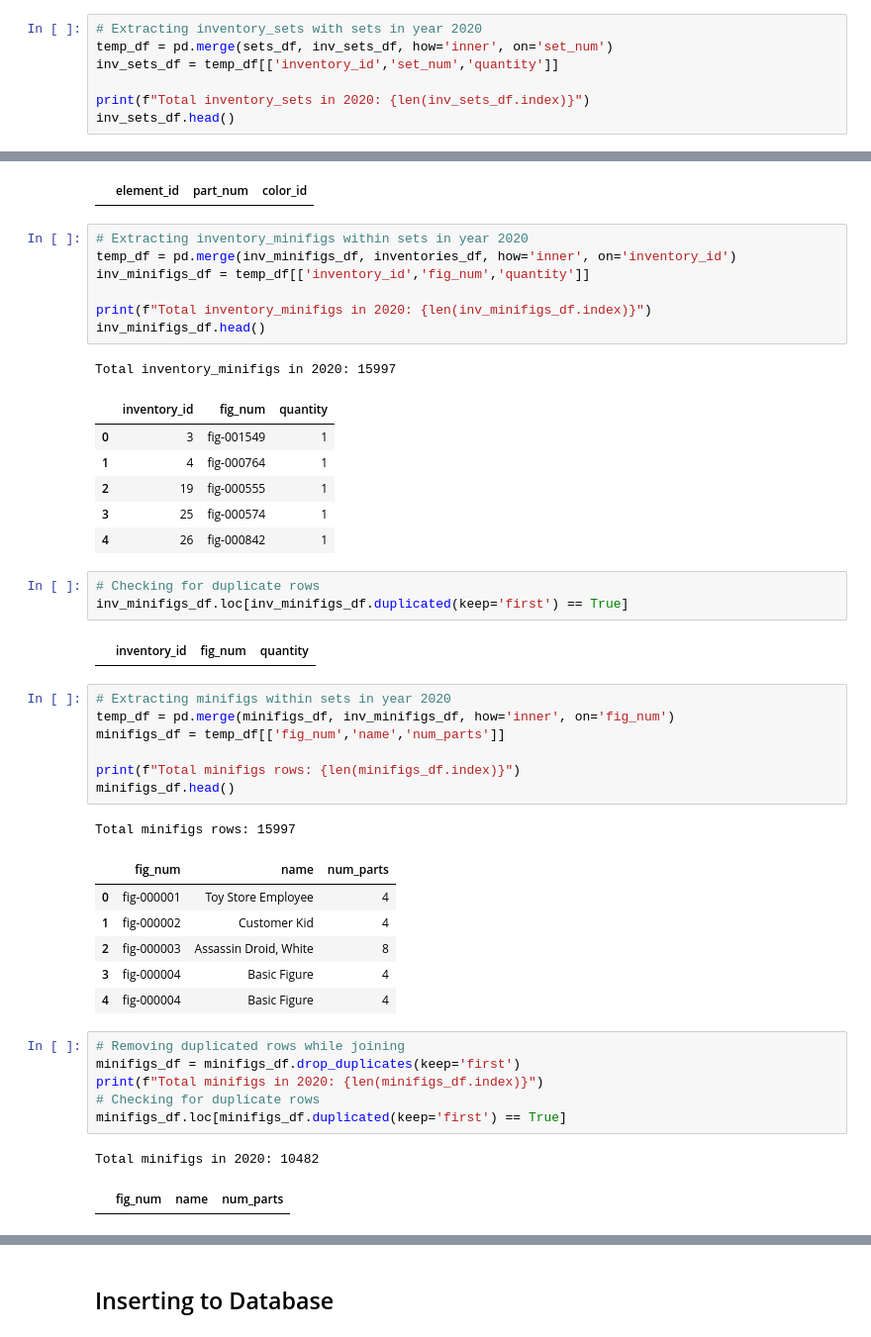
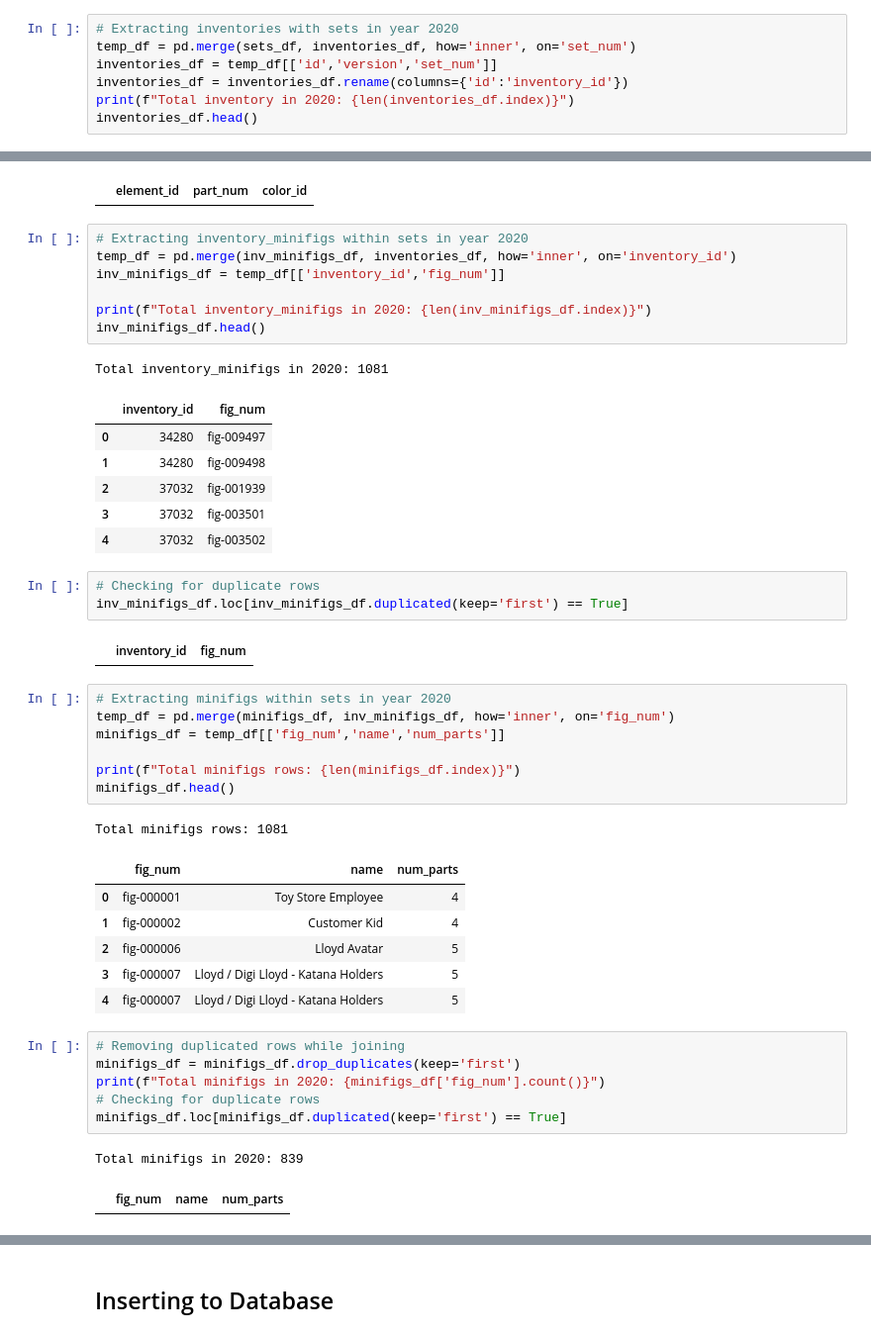
Before and after one commit to Supasyl/ETL_project, a Jupyter notebook: ETL_Pandas.ipynb, the cells around one changed output, grey strips where cells are left out. Shown at 99% size. Drawn from its saved outputs; the diff is of its cells as text.

```diff
--- a/ETL_Pandas.ipynb
+++ b/ETL_Pandas.ipynb
@@ -40,10 +34,10 @@ print(f"Total sets in 2020: {len(sets_df.index)}")
 # %% [output]
 Total sets in 2020: 789
 # %%
-# Extracting inventory_sets with sets in year 2020
-temp_df = pd.merge(sets_df, inv_sets_df, how='inner', on='set_num')
-inv_sets_df = temp_df[['inventory_id','set_num','quantity']]
-
-print(f"Total inventory_sets in 2020: {len(inv_sets_df.index)}")
-inv_sets_df.head()
+# Extracting inventories with sets in year 2020
+temp_df = pd.merge(sets_df, inventories_df, how='inner', on='set_num')
+inventories_df = temp_df[['id','version','set_num']]
+inventories_df = inventories_df.rename(columns={'id':'inventory_id'})
+print(f"Total inventory in 2020: {len(inventories_df.index)}")
+inventories_df.head()
 # %% [output]
@@ -249,23 +235,23 @@ elements_df.loc[elements_df.duplicated(keep='first') == True]
 # %%
 # Extracting inventory_minifigs within sets in year 2020
 temp_df = pd.merge(inv_minifigs_df, inventories_df, how='inner', on='inventory_id')
-inv_minifigs_df = temp_df[['inventory_id','fig_num','quantity']]
+inv_minifigs_df = temp_df[['inventory_id','fig_num']]
 
 print(f"Total inventory_minifigs in 2020: {len(inv_minifigs_df.index)}")
 inv_minifigs_df.head()
 # %% [output]
-Total inventory_minifigs in 2020: 15997
+Total inventory_minifigs in 2020: 1081
-|  | inventory_id | fig_num | quantity |
-| 0 | 3 | fig-001549 | 1 |
-| 1 | 4 | fig-000764 | 1 |
-| 2 | 19 | fig-000555 | 1 |
-| 3 | 25 | fig-000574 | 1 |
-| 4 | 26 | fig-000842 | 1 |
+|  | inventory_id | fig_num |
+| 0 | 34280 | fig-009497 |
+| 1 | 34280 | fig-009498 |
+| 2 | 37032 | fig-001939 |
+| 3 | 37032 | fig-003501 |
+| 4 | 37032 | fig-003502 |
 # %%
 # Checking for duplicate rows
 inv_minifigs_df.loc[inv_minifigs_df.duplicated(keep='first') == True]
 # %% [output]
-|  | inventory_id | fig_num | quantity |
+|  | inventory_id | fig_num |
 # %%
 # Extracting minifigs within sets in year 2020
 temp_df = pd.merge(minifigs_df, inv_minifigs_df, how='inner', on='fig_num')
@@ -274,19 +260,19 @@ minifigs_df = temp_df[['fig_num','name','num_parts']]
 print(f"Total minifigs rows: {len(minifigs_df.index)}")
 minifigs_df.head()
 # %% [output]
-Total minifigs rows: 15997
+Total minifigs rows: 1081
 |  | fig_num | name | num_parts |
 | 0 | fig-000001 | Toy Store Employee | 4 |
 | 1 | fig-000002 | Customer Kid | 4 |
-| 2 | fig-000003 | Assassin Droid, White | 8 |
-| 3 | fig-000004 | Basic Figure | 4 |
-| 4 | fig-000004 | Basic Figure | 4 |
+| 2 | fig-000006 | Lloyd Avatar | 5 |
+| 3 | fig-000007 | Lloyd / Digi Lloyd - Katana Holders | 5 |
+| 4 | fig-000007 | Lloyd / Digi Lloyd - Katana Holders | 5 |
 # %%
 # Removing duplicated rows while joining
 minifigs_df = minifigs_df.drop_duplicates(keep='first')
-print(f"Total minifigs in 2020: {len(minifigs_df.index)}")
+print(f"Total minifigs in 2020: {minifigs_df['fig_num'].count()}")
 # Checking for duplicate rows
 minifigs_df.loc[minifigs_df.duplicated(keep='first') == True]
 # %% [output]
-Total minifigs in 2020: 10482
+Total minifigs in 2020: 839
 |  | fig_num | name | num_parts |
```
Also changed, not shown: parts of 34 cells of this notebook, 3 other files.
